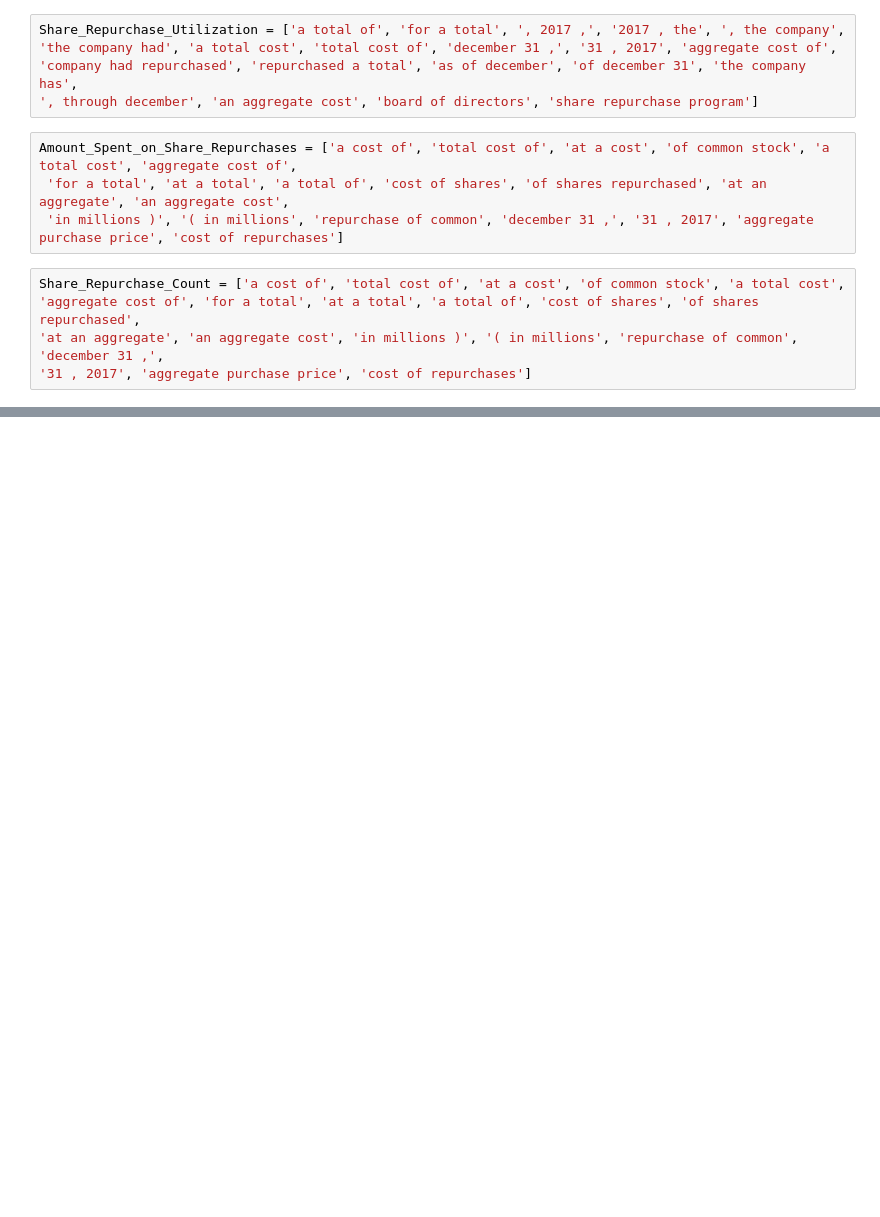
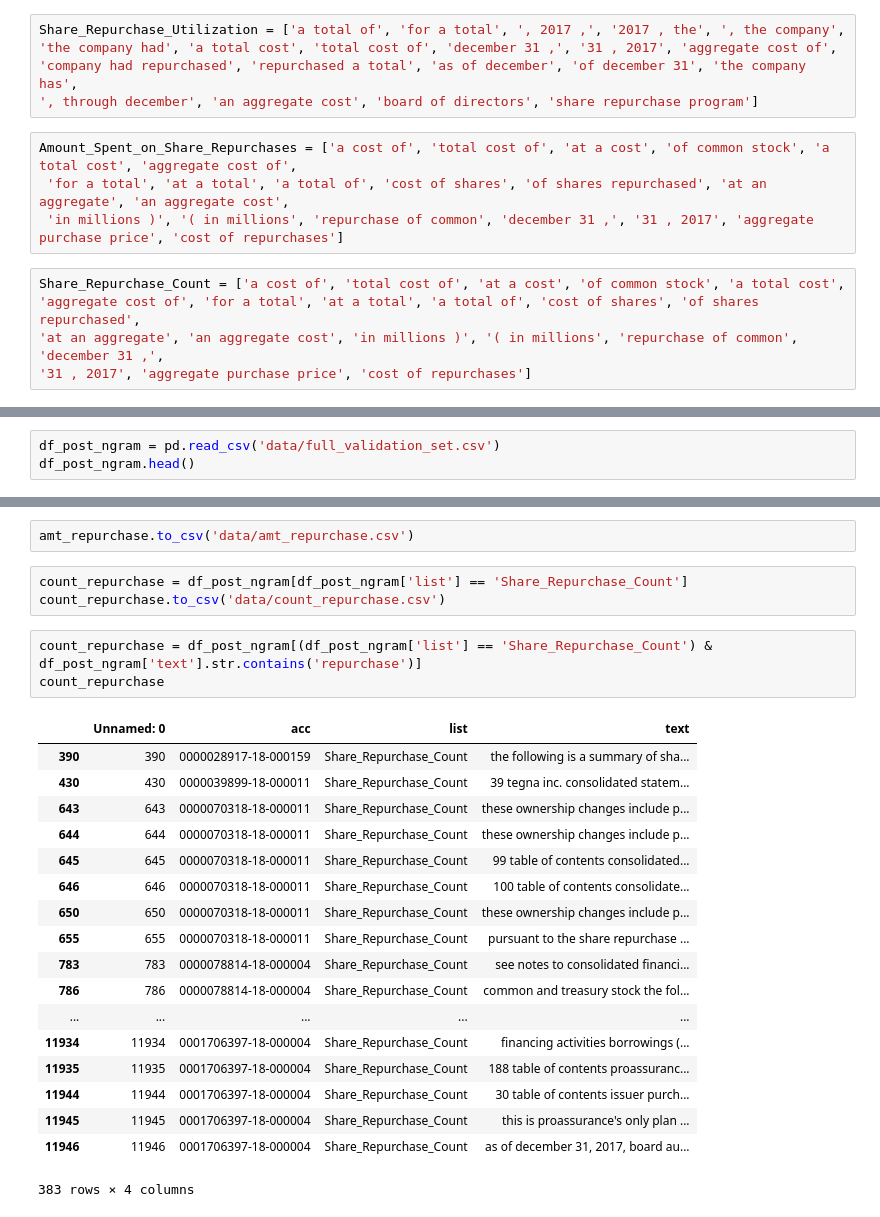
Before and after one commit to DataScienceBS/data-question-8-splashing-lionesses, a Jupyter notebook: data_exp.ipynb, the cells around one changed output, grey strips where cells are left out. Drawn from its saved outputs; the diff is of its cells as text; blank space fills up the shorter version.

```diff
--- a/data_exp.ipynb
+++ b/data_exp.ipynb
@@ -462,0 +525,3 @@ Share_Repurchase_Count = ['a cost of', 'total cost of', 'at a cost', 'of common
+# %%
+df_post_ngram = pd.read_csv('data/full_validation_set.csv')
+df_post_ngram.head()
@@ -462,0 +548,27 @@ Share_Repurchase_Count = ['a cost of', 'total cost of', 'at a cost', 'of common
+# %%
+amt_repurchase.to_csv('data/amt_repurchase.csv')
+# %%
+count_repurchase = df_post_ngram[df_post_ngram['list'] == 'Share_Repurchase_Count']
+count_repurchase.to_csv('data/count_repurchase.csv')
+# %%
+count_repurchase = df_post_ngram[(df_post_ngram['list'] == 'Share_Repurchase_Count') & df_post_ngram['text'].str.contains('repurchase')]
+count_repurchase
+# %% [output]
+|  | Unnamed: 0 | acc | list | text |
+| 390 | 390 | 0000028917-18-000159 | Share_Repurchase_Count | the following is a summary of sha... |
+| 430 | 430 | 0000039899-18-000011 | Share_Repurchase_Count | 39 tegna inc. consolidated statem... |
+| 643 | 643 | 0000070318-18-000011 | Share_Repurchase_Count | these ownership changes include p... |
+| 644 | 644 | 0000070318-18-000011 | Share_Repurchase_Count | these ownership changes include p... |
+| 645 | 645 | 0000070318-18-000011 | Share_Repurchase_Count | 99 table of contents consolidated... |
+| 646 | 646 | 0000070318-18-000011 | Share_Repurchase_Count | 100 table of contents consolidate... |
+| 650 | 650 | 0000070318-18-000011 | Share_Repurchase_Count | these ownership changes include p... |
+| 655 | 655 | 0000070318-18-000011 | Share_Repurchase_Count | pursuant to the share repurchase ... |
+| 783 | 783 | 0000078814-18-000004 | Share_Repurchase_Count | see notes to consolidated financi... |
+| 786 | 786 | 0000078814-18-000004 | Share_Repurchase_Count | common and treasury stock the fol... |
+| ... | ... | ... | ... | ... |
+| 11934 | 11934 | 0001706397-18-000004 | Share_Repurchase_Count | financing activities borrowings (... |
+| 11935 | 11935 | 0001706397-18-000004 | Share_Repurchase_Count | 188 table of contents proassuranc... |
+| 11944 | 11944 | 0001706397-18-000004 | Share_Repurchase_Count | 30 table of contents issuer purch... |
+| 11945 | 11945 | 0001706397-18-000004 | Share_Repurchase_Count | this is proassurance's only plan ... |
+| 11946 | 11946 | 0001706397-18-000004 | Share_Repurchase_Count | as of december 31, 2017, board au... |
+383 rows × 4 columns
```
Also changed, not shown: parts of 8 cells of this notebook, 1 other file.
